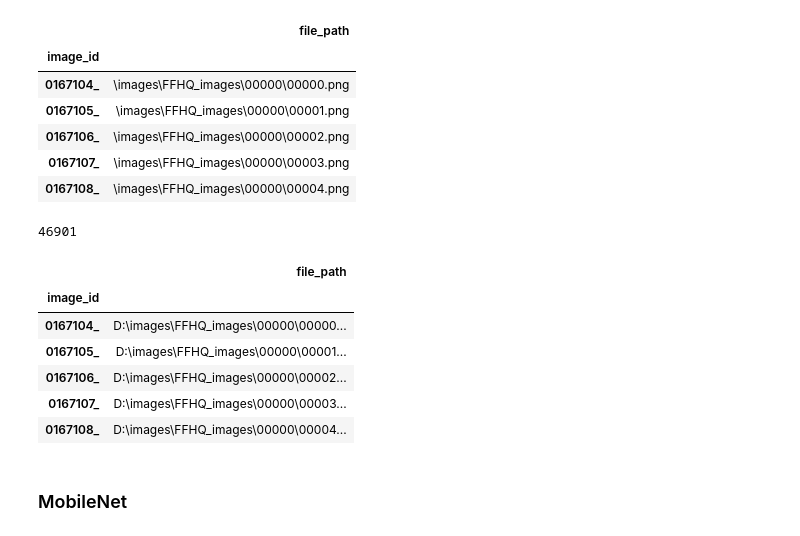
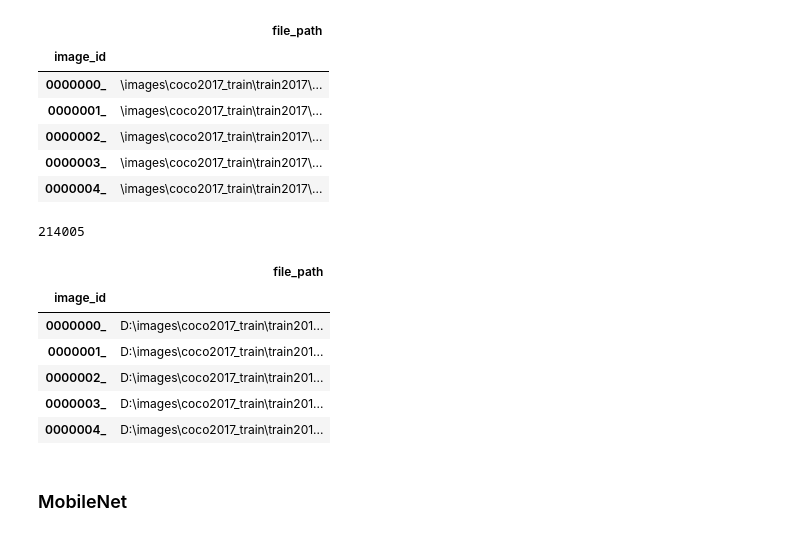
Before and after one commit to adhamarif/ImageRecommender, a Jupyter notebook: get_embeddings.ipynb, the cells around one changed output. Cells and saved outputs as stored; diff of their text form; code cells hidden in the pictures.

```diff
--- a/get_embeddings.ipynb
+++ b/get_embeddings.ipynb
@@ -9,20 +16,20 @@ from tqdm.notebook import tqdm_notebook
 #root = os.getcwd()
 root = r"D:\adham-till-code"
 # %%
-data = pd.read_pickle(os.path.join(root, 'file_path_extra.pkl'))
+data = pd.read_pickle(os.path.join(root, 'file_path.pkl'))
 data.head()
 # %% [output]
 |  | file_path |
 | image_id |  |
-| 0167104_ | \images\FFHQ_images\00000\00000.png |
-| 0167105_ | \images\FFHQ_images\00000\00001.png |
-| 0167106_ | \images\FFHQ_images\00000\00002.png |
-| 0167107_ | \images\FFHQ_images\00000\00003.png |
-| 0167108_ | \images\FFHQ_images\00000\00004.png |
+| 0000000_ | \images\coco2017_train\train2017\... |
+| 0000001_ | \images\coco2017_train\train2017\... |
+| 0000002_ | \images\coco2017_train\train2017\... |
+| 0000003_ | \images\coco2017_train\train2017\... |
+| 0000004_ | \images\coco2017_train\train2017\... |
 # %%
 len(data)
 # %% [output]
-46901
+214005
 # %%
 def get_path_from_drive(path, pc="windows", drive="None",):
     """
@@ -46,11 +53,11 @@ data.head()
 # %% [output]
 |  | file_path |
 | image_id |  |
-| 0167104_ | D:\images\FFHQ_images\00000\00000... |
-| 0167105_ | D:\images\FFHQ_images\00000\00001... |
-| 0167106_ | D:\images\FFHQ_images\00000\00002... |
-| 0167107_ | D:\images\FFHQ_images\00000\00003... |
-| 0167108_ | D:\images\FFHQ_images\00000\00004... |
+| 0000000_ | D:\images\coco2017_train\train201... |
+| 0000001_ | D:\images\coco2017_train\train201... |
+| 0000002_ | D:\images\coco2017_train\train201... |
+| 0000003_ | D:\images\coco2017_train\train201... |
+| 0000004_ | D:\images\coco2017_train\train201... |
 # %% [markdown]
 ### MobileNet
 # %%
```
Also changed, not shown: parts of 3 cells of this notebook, 1 other file.
